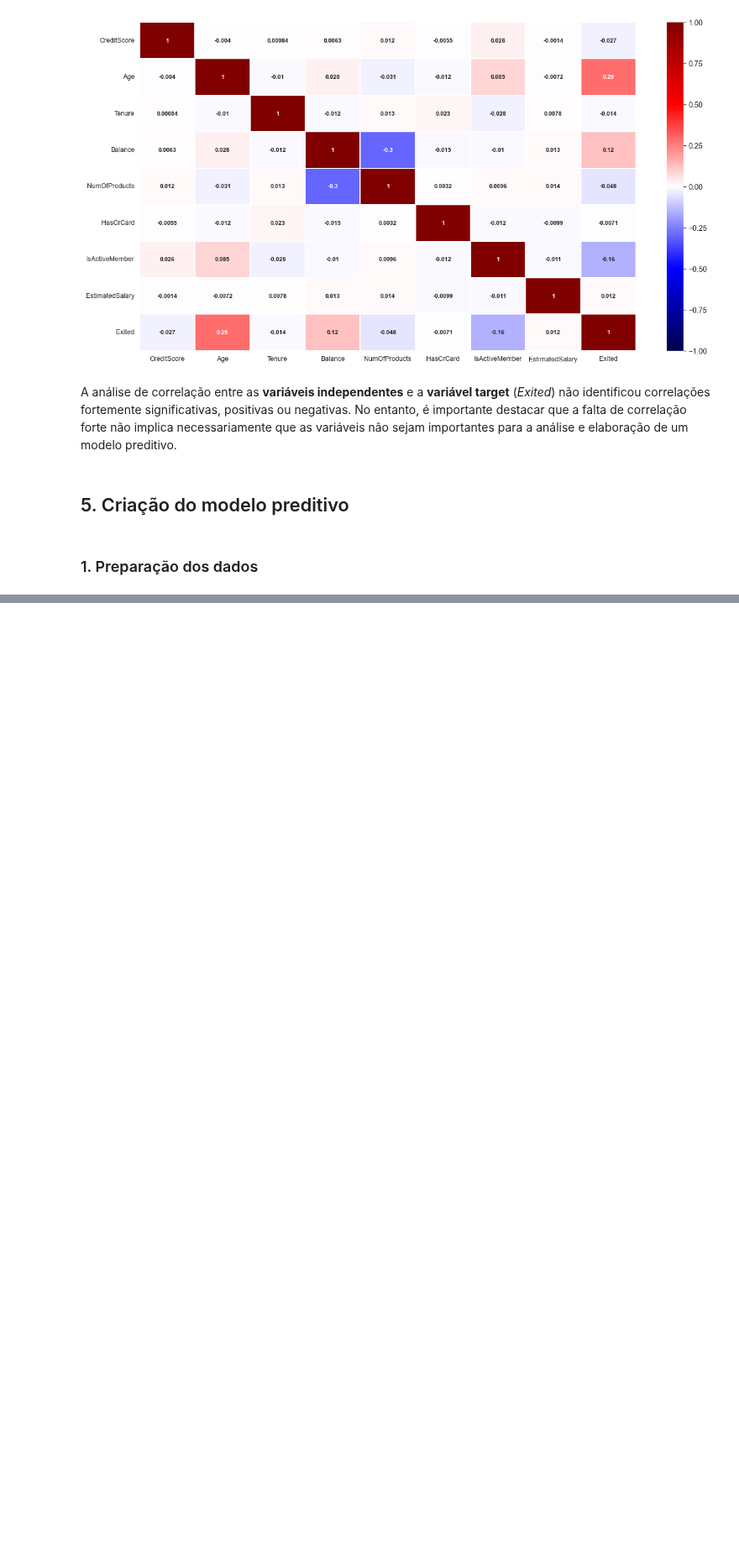
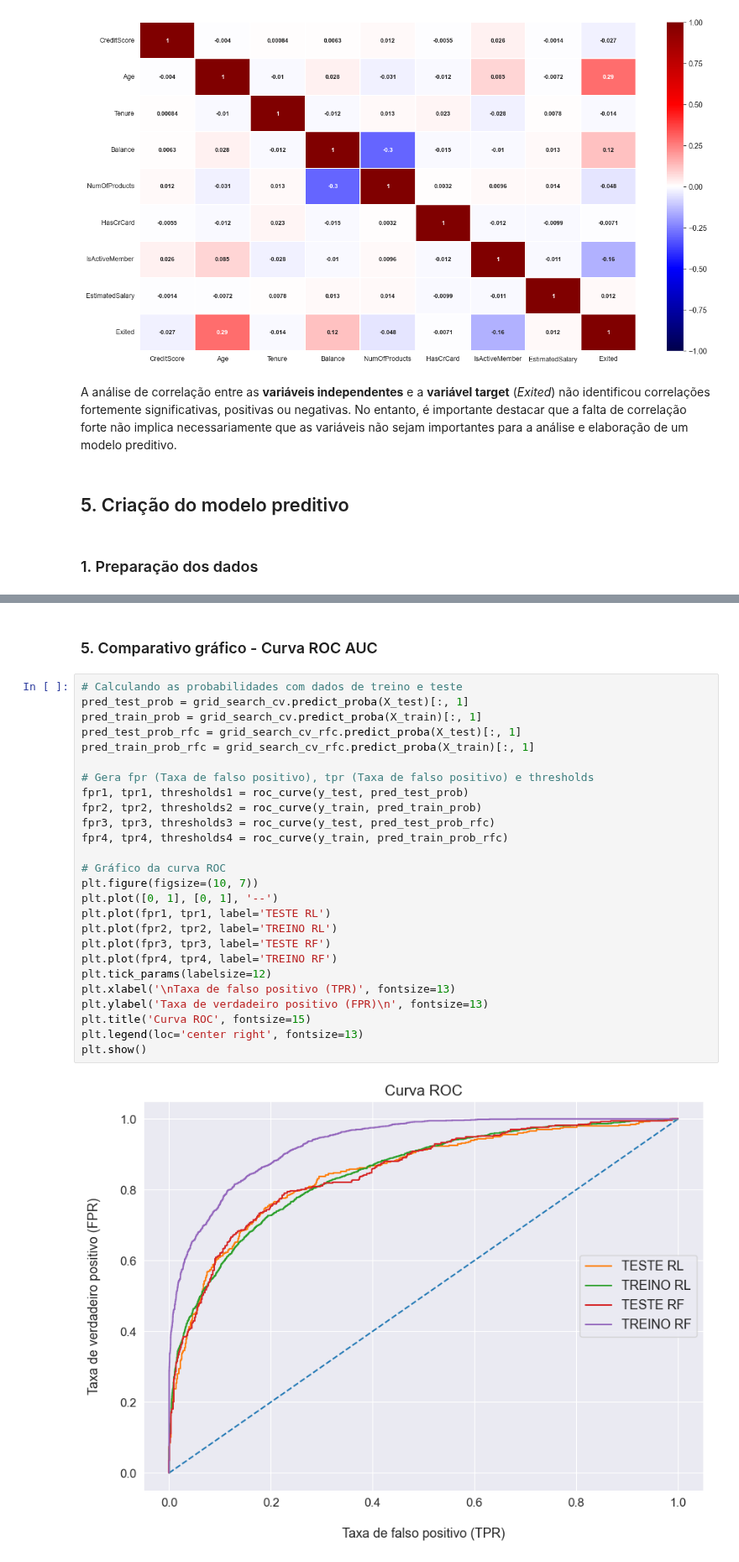
Before and after one commit to emso-exe/Churn_clientes_de_banco, a Jupyter notebook: churn_clientes_de_banco.ipynb, the cells around one changed output, grey strips where cells are left out. Shown at 84% size. Drawn from its saved outputs; the diff is of its cells as text; blank space fills up the shorter version.

```diff
--- a/churn_clientes_de_banco.ipynb
+++ b/churn_clientes_de_banco.ipynb
@@ -602,0 +825,30 @@ X = df.drop(['Geography','NumOfProducts','Exited'], axis=1)
+# %% [markdown]
+### 5. Comparativo gráfico - Curva ROC AUC
+# %%
+# Calculando as probabilidades com dados de treino e teste
+pred_test_prob = grid_search_cv.predict_proba(X_test)[:, 1]
+pred_train_prob = grid_search_cv.predict_proba(X_train)[:, 1]
+pred_test_prob_rfc = grid_search_cv_rfc.predict_proba(X_test)[:, 1]
+pred_train_prob_rfc = grid_search_cv_rfc.predict_proba(X_train)[:, 1]
+
+# Gera fpr (Taxa de falso positivo), tpr (Taxa de falso positivo) e thresholds
+fpr1, tpr1, thresholds1 = roc_curve(y_test, pred_test_prob)
+fpr2, tpr2, thresholds2 = roc_curve(y_train, pred_train_prob)
+fpr3, tpr3, thresholds3 = roc_curve(y_test, pred_test_prob_rfc)
+fpr4, tpr4, thresholds4 = roc_curve(y_train, pred_train_prob_rfc)
+
+# Gráfico da curva ROC
+plt.figure(figsize=(10, 7))
+plt.plot([0, 1], [0, 1], '--')
+plt.plot(fpr1, tpr1, label='TESTE RL')
+plt.plot(fpr2, tpr2, label='TREINO RL')
+plt.plot(fpr3, tpr3, label='TESTE RF')
+plt.plot(fpr4, tpr4, label='TREINO RF')
+plt.tick_params(labelsize=12)
+plt.xlabel('\nTaxa de falso positivo (TPR)', fontsize=13)
+plt.ylabel('Taxa de verdadeiro positivo (FPR)\n', fontsize=13)
+plt.title('Curva ROC', fontsize=15)
+plt.legend(loc='center right', fontsize=13)
+plt.show()
+# %% [output]
+[figure, added]
```
Also changed, not shown: parts of 22 cells of this notebook, 1 other file.
